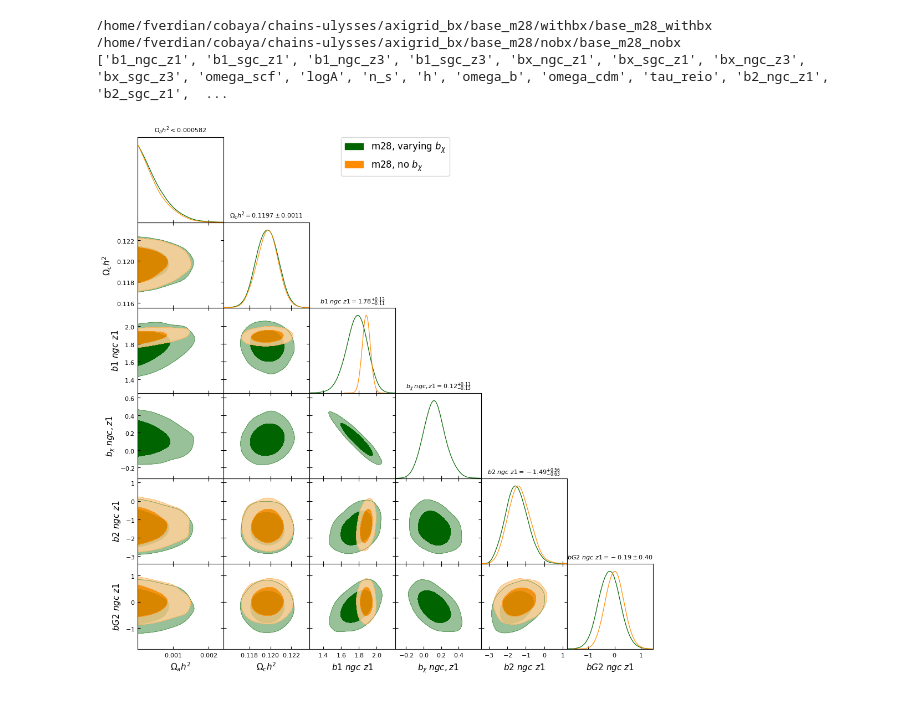
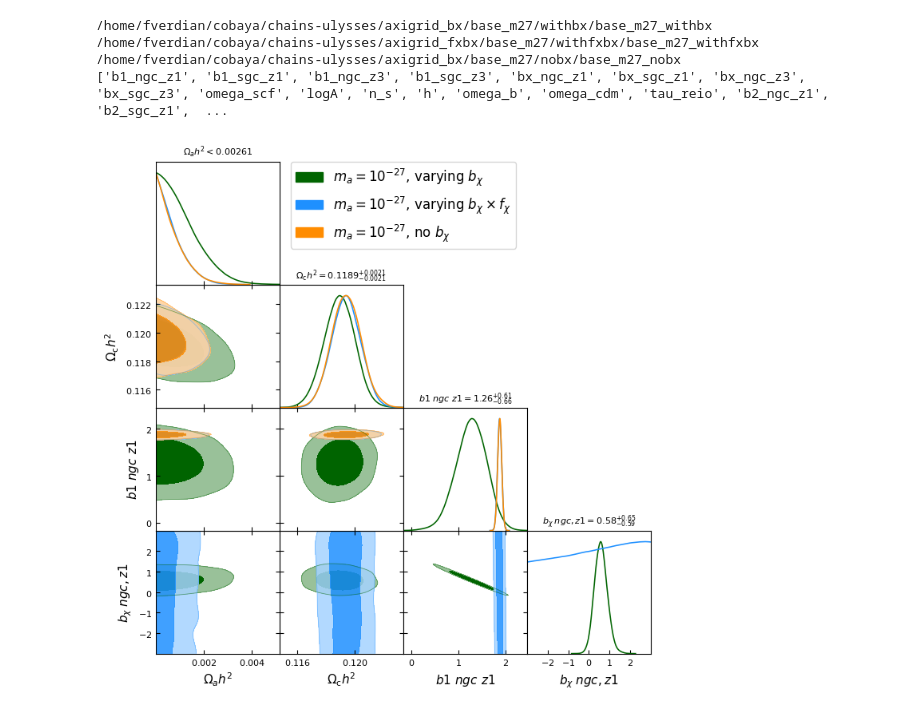
Before and after one commit to fverd/cobaya, a Jupyter notebook: FRA/analyze-grid-v2.ipynb, the cells around one changed output. Saved outputs shown, nothing was run; the diff lists cells and outputs as text; code cells hidden in the pictures.

```diff
--- a/FRA/analyze-grid-v2.ipynb
+++ b/FRA/analyze-grid-v2.ipynb
@@ -67,39 +69,46 @@ base_m28_withbx
 # %%
-mstr = 'm28'
+mstr = 'm27'
 chainstoload = [
     {
         'path': f'/home/fverdian/cobaya/chains-ulysses/axigrid_bx/base_{mstr}/withbx/base_{mstr}_withbx.1.txt',
-        'label': f'{mstr}, varying '+ r'$b_\chi$',
+        'label': r'$m_a=10^{-'+mstr[1:]+r'}$, varying $b_\chi$',
         'color': 'darkgreen'
     },
     {
+        'path': f'/home/fverdian/cobaya/chains-ulysses/axigrid_fxbx/base_{mstr}/withfxbx/base_{mstr}_withfxbx.1.txt',
+        'label': r'$m_a=10^{-'+mstr[1:]+r'}$, varying $b_\chi \times f_\chi$',
+        'color': 'dodgerblue'
+    },
+    {
         'path': f'/home/fverdian/cobaya/chains-ulysses/axigrid_bx/base_{mstr}/nobx/base_{mstr}_nobx.1.txt',
-        'label': f'{mstr}, no '+ r'$b_\chi$',
+        'label': r'$m_a=10^{-'+mstr[1:]+r'}$, no $b_\chi$',
         'color': 'darkorange'
     },
 ]
 Samples = []
 for ch in chainstoload:
     print(ch['path'][:-6])
     ss = load_samples(ch['path'][:-6], to_getdist=True) if ch['path'][-4:] == '.txt' else load_samples(ch['path'], to_getdist=True)
     ss.label = ch['label']; Samples.append(ss)
 
 
 print([pn.name for pn in Samples[0].paramNames.names])
-pars_toplot = ['omega_scf', 'omega_cdm','b1_ngc_z1','bx_ngc_z1', 'b2_ngc_z1', 'bG2_ngc_z1']
+pars_toplot = ['omega_scf', 'omega_cdm','b1_ngc_z1','bx_ngc_z1']
 
 
 gdplot = gdplt.get_subplot_plotter()
-gdplot.settings.linewidth=1.5
+gdplot.settings.linewidth=2.
 gdplot.settings.legend_fontsize=15
+# gdplot.settings.fig_width_inch=5.
 
-gdplot.triangle_plot(Samples,  pars_toplot, contour_colors=[ch['color'] for ch in chainstoload], title_limit=1, filled=True)
+gdplot.triangle_plot(Samples,  pars_toplot, contour_colors=[ch['color'] for ch in chainstoload], title_limit=2, filled=True)
 # gdplot.finish_plot(no_tight=True)
 # gdplot.fig.savefig(f'/home/fverdian/cobaya/FRA/cornerplots/Planck+BOSS_bchi/{mstr}.pdf', bbox_inches='tight')
 # %% [output]
-/home/fverdian/cobaya/chains-ulysses/axigrid_bx/base_m28/withbx/base_m28_withbx
-/home/fverdian/cobaya/chains-ulysses/axigrid_bx/base_m28/nobx/base_m28_nobx
+/home/fverdian/cobaya/chains-ulysses/axigrid_bx/base_m27/withbx/base_m27_withbx
+/home/fverdian/cobaya/chains-ulysses/axigrid_fxbx/base_m27/withfxbx/base_m27_withfxbx
+/home/fverdian/cobaya/chains-ulysses/axigrid_bx/base_m27/nobx/base_m27_nobx
 ['b1_ngc_z1', 'b1_sgc_z1', 'b1_ngc_z3', 'b1_sgc_z3', 'bx_ngc_z1', 'bx_sgc_z1', 'bx_ngc_z3', 'bx_sgc_z3', 'omega_scf', 'logA', 'n_s', 'h', 'omega_b', 'omega_cdm', 'tau_reio', 'b2_ngc_z1', 'b2_sgc_z1',  ...
-[figure, old version]
+[figure, new version]
 # %%
 # gdplot.fig.savefig(f'/home/fverdian/cobaya/FRA/cornerplots/Planck+BOSS_bchi/25-v2.pdf', bbox_inches='tight')
```
Also changed, not shown: parts of 2 cells of this notebook, 8 other files.
